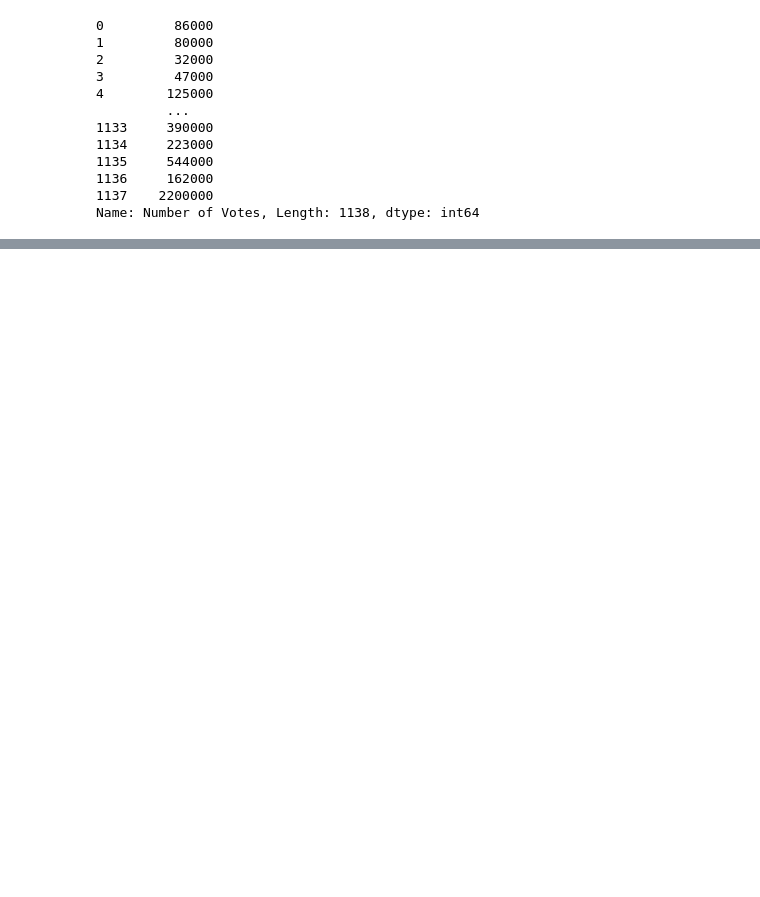
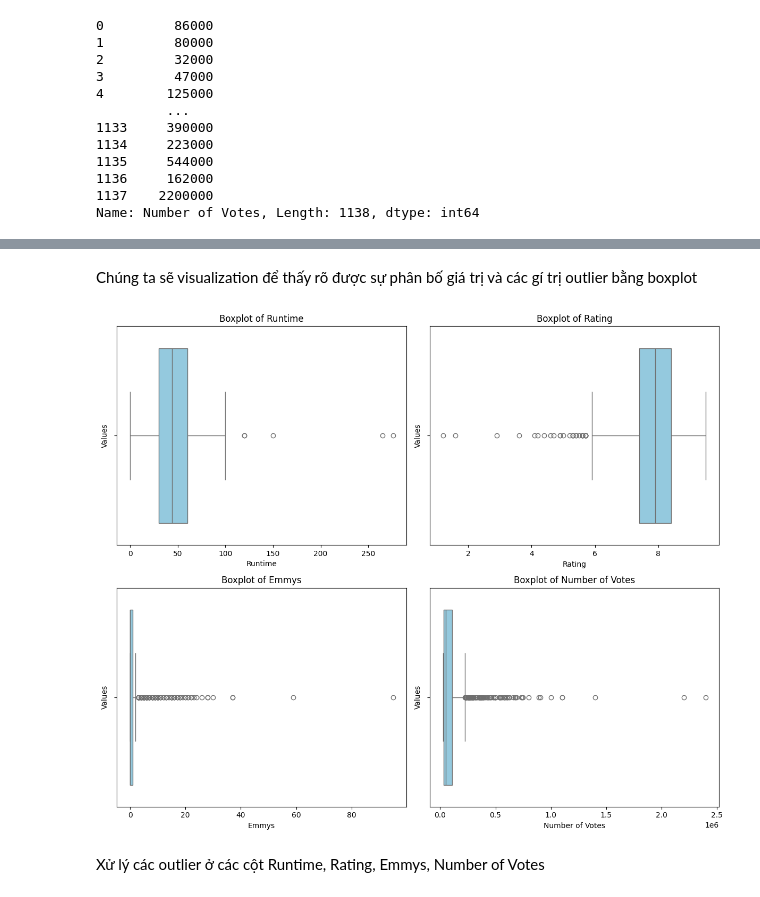
Before and after one commit to Snag69/Data-Science, a Jupyter notebook: PreprocessData.ipynb, the cells around one changed output, grey strips where cells are left out. Drawn from its saved outputs; the diff is of its cells as text; code cells hidden in the pictures; blank space fills up the shorter version.

```diff
--- a/PreprocessData.ipynb
+++ b/PreprocessData.ipynb
@@ -98,6 +136,6 @@ for val in data['Runtime']:
 
 data['Runtime'] = new_col
 # Convert the 'Runtime' column to integer type, filling any remaining NaN with 0 first
-data['Runtime'] = data['Runtime'].fillna(0).astype('int64')
+data['Runtime'] = data['Runtime'].fillna(0).astype('float')
 print(data['Runtime'])
 # %% [output]
@@ -279,8 +189,0 @@ print(highest_rate)
-# %%
-max_emmys = np.max(data['Emmys'])
-print(max_emmys)
-highest_emmys = []
-for i, name in enumerate(data['Title']):
-    if data['Emmys'][i] == max_emmys:
-        highest_emmys.append(name)
-print(highest_emmys)
@@ -338,0 +203,17 @@ time.head(10)
+# %%
+def process_years(years):
+    # Replace the special character '–' with '-'
+    years = years.replace('–', '-')
+
+    # Split the string by '-' and process the parts
+    parts = years.split('-')
+    year_start = int(parts[0]) if parts[0].isdigit() else None
+    year_end = int(parts[1]) if len(parts) > 1 and parts[1].isdigit() else None
+
+    return (year_start, year_end)
+
+# Apply the function to the Years column
+data['Years'] = data['Years'].apply(process_years)
+
+# Display the processed data
+print(data['Years'])
@@ -338,0 +233,22 @@ time.head(10)
+# %% [markdown]
+Chúng ta sẽ visualization để thấy rõ được sự phân bố giá trị và các gí trị outlier bằng boxplot
+# %%
+
+fig, axes = plt.subplots(2, 2, figsize=(12, 10))
+
+columns_to_plot = ['Runtime', 'Rating', 'Emmys', 'Number of Votes']
+
+# Vẽ boxplot cho từng cột vào từng subplot
+for i, column in enumerate(columns_to_plot):
+    row = i // 2
+    col = i % 2
+    sns.boxplot(data=data, x=column, ax=axes[row, col], color='skyblue')
+    axes[row, col].set_title(f"Boxplot of {column}")
+    axes[row, col].set_xlabel(column)
+    axes[row, col].set_ylabel("Values")
+
+
+plt.tight_layout()
+plt.show()
+# %% [output]
+[figure, added]
@@ -338,0 +274,2 @@ time.head(10)
+# %% [markdown]
+Xử lý các outlier ở các cột Runtime, Rating, Emmys, Number of Votes
```
Also changed, not shown: parts of 46 cells of this notebook.
